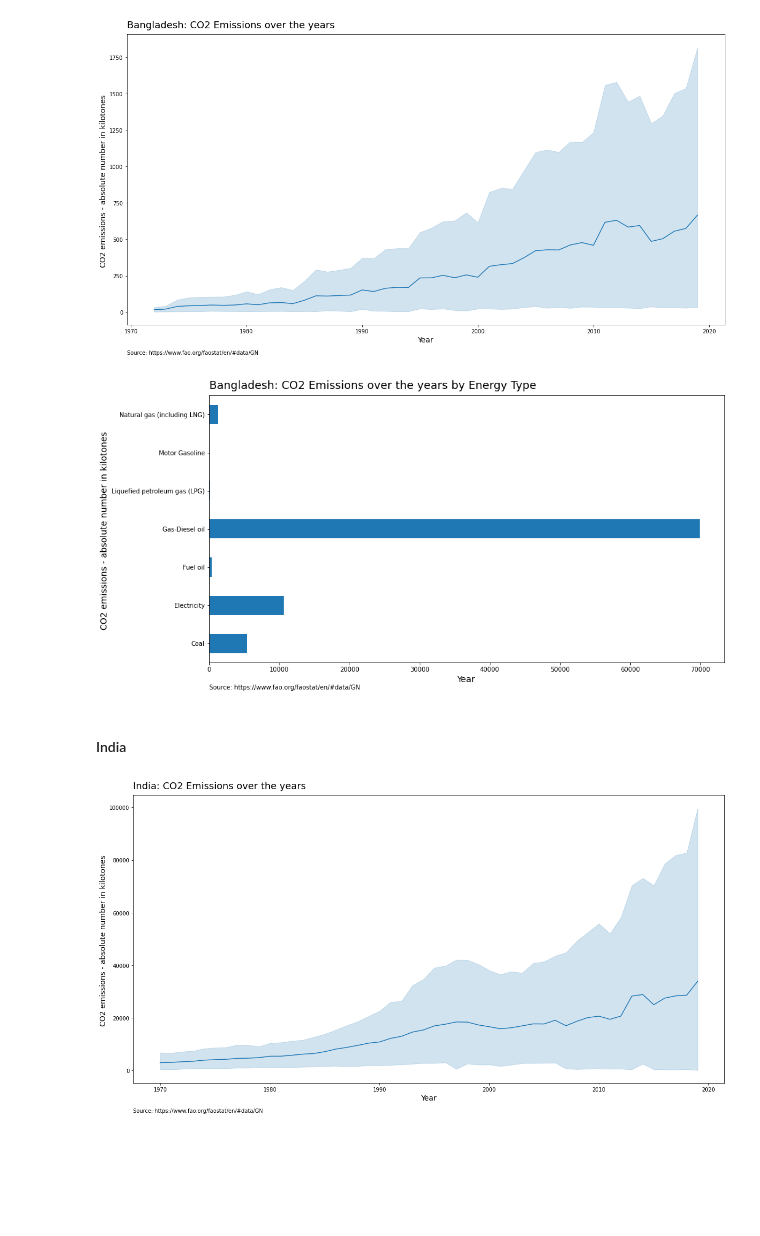
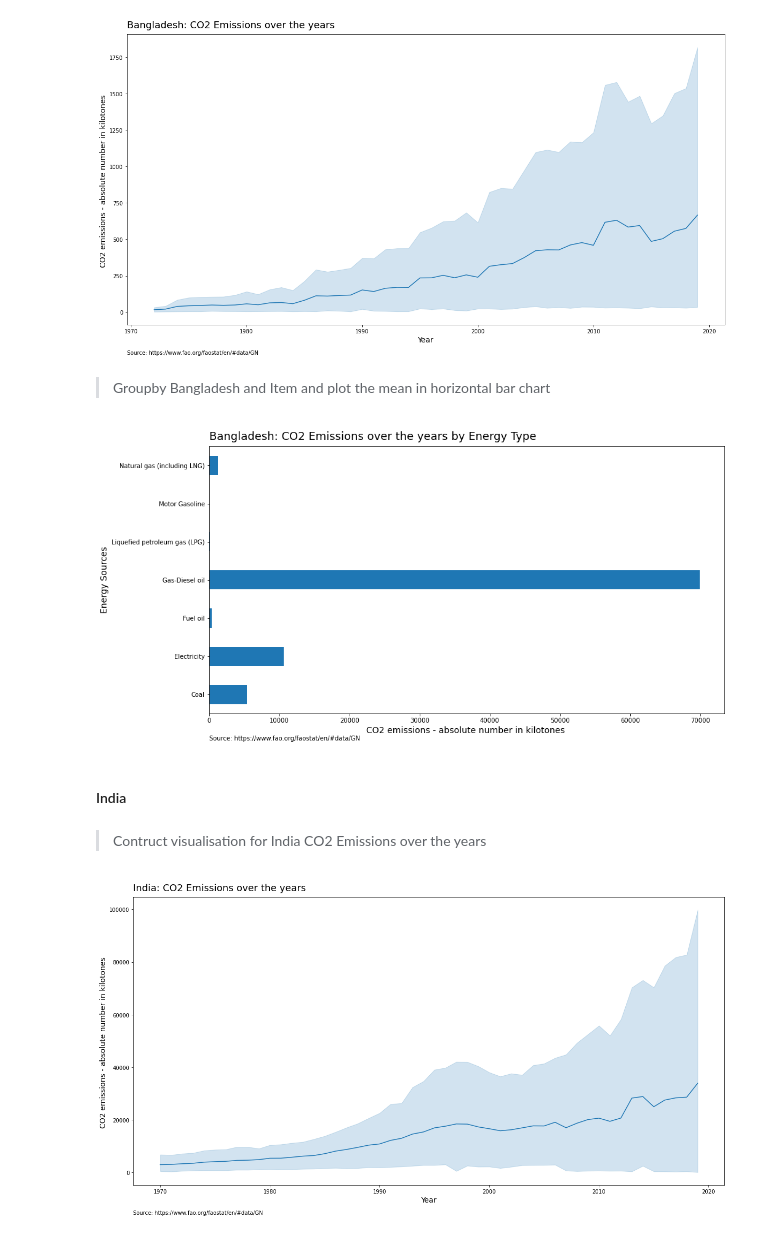
Before and after one commit to Ahsan-ShakoorK/HP-by-Z-Unlock, a Jupyter notebook: energy_use_data.ipynb, the cells around one changed output. Saved outputs shown, nothing was run; the diff lists cells and outputs as text; code cells hidden in the pictures; blank space fills up the shorter version.

```diff
--- a/energy_use_data.ipynb
+++ b/energy_use_data.ipynb
@@ -357,18 +391,21 @@ plt.ylabel("CO2 emissions - absolute number in kilotones ", fontsize=14)
 plt.show()
 # %% [output]
 [figure]
+# %% [markdown]
+> Groupby Bangladesh and Item and plot the mean in horizontal bar chart
 # %%
-# Groupby Bangladesh and Item and plot the mean in horizontal bar chart
 df_sub[df_sub["Area"]=="Bangladesh"].groupby("Item")["Value"].sum().plot(kind="barh", figsize=(15,8))
 
 #customisation
 plt.annotate('Source: https://www.fao.org/faostat/en/#data/GN', (0,-.1), xycoords ='axes fraction' )
 plt.title("Bangladesh: CO2 Emissions over the years by Energy Type", fontsize = 18, loc='left', y=1.01 )
-plt.xlabel("Year", fontsize=14)
-plt.ylabel("CO2 emissions - absolute number in kilotones ", fontsize=14)
+plt.ylabel("Energy Sources", fontsize=14)
+plt.xlabel("CO2 emissions - absolute number in kilotones ", fontsize=14)
 plt.show()
 # %% [output]
-[figure, old version]
+[figure, new version]
 # %% [markdown]
 #### India
+# %% [markdown]
+> Contruct visualisation for India CO2 Emissions over the years
 # %%
```
Also changed, not shown: parts of 52 cells of this notebook, 3 other files.
